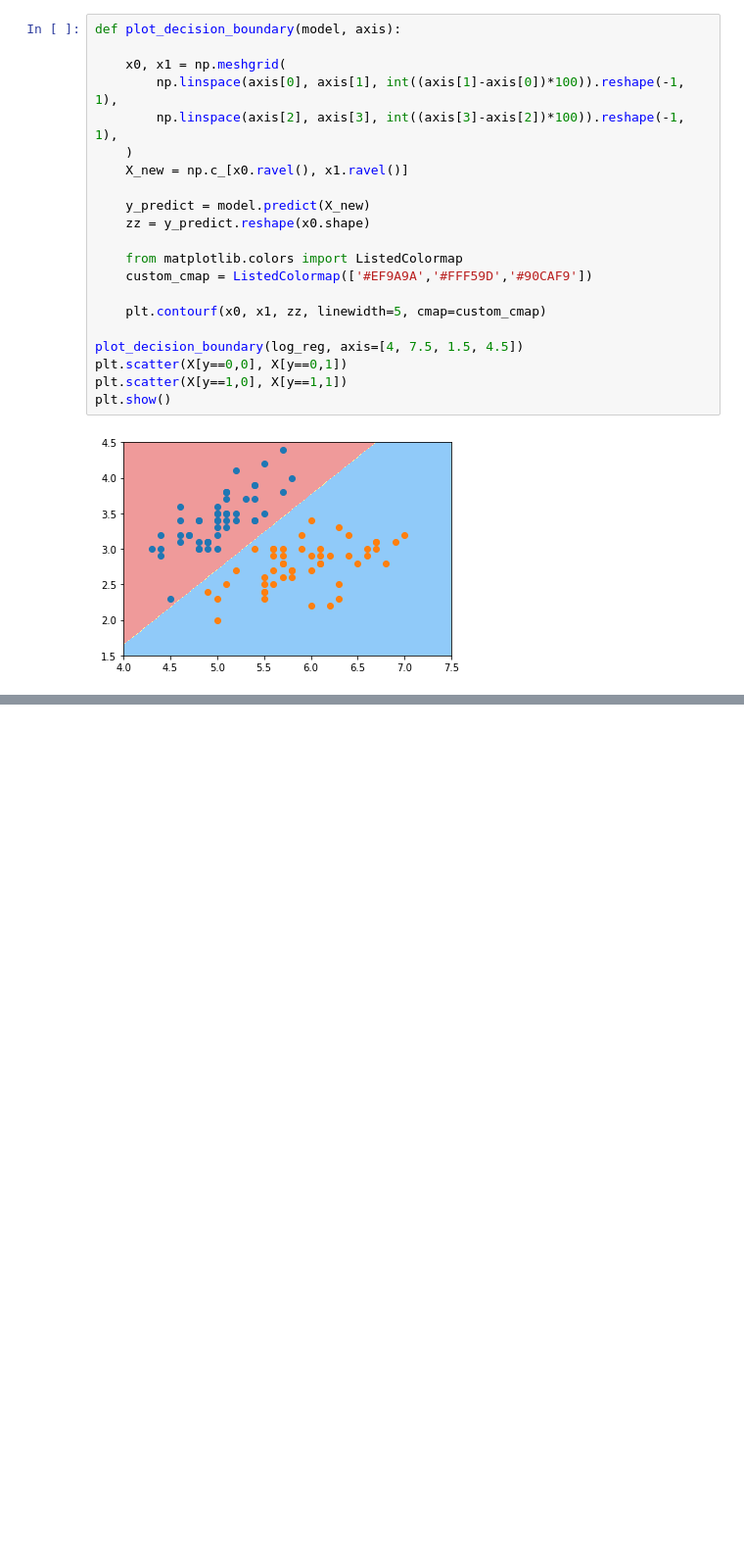
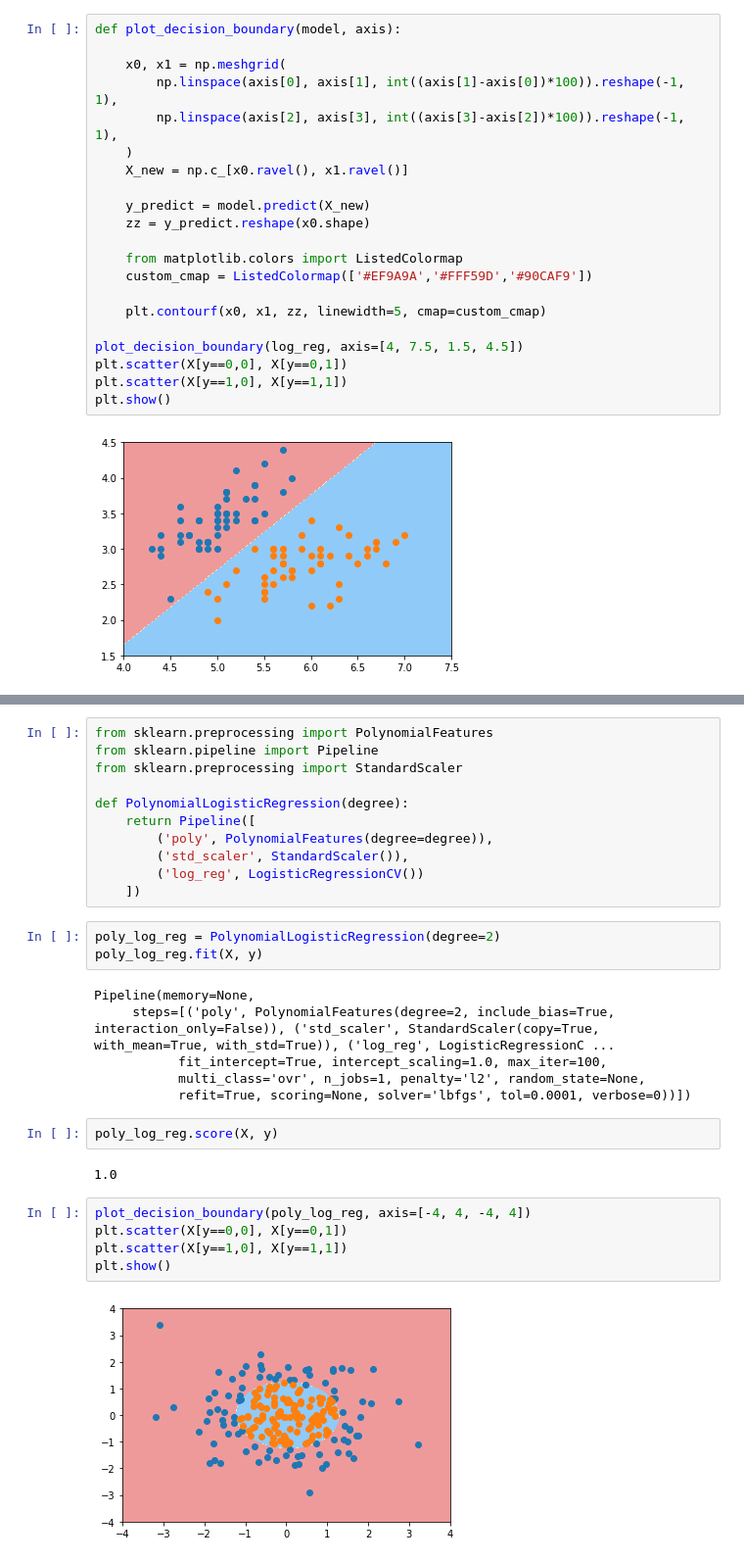
Before and after one commit to lybenson/ML, a Jupyter notebook: logistic/logistic-boundary.ipynb, the cells around one changed output, grey strips where cells are left out. Shown at 98% size. Drawn from its saved outputs; the diff is of its cells as text; blank space fills up the shorter version.

```diff
--- a/logistic/logistic-boundary.ipynb
+++ b/logistic/logistic-boundary.ipynb
@@ -60,0 +93,31 @@ plt.show()
+# %%
+from sklearn.preprocessing import PolynomialFeatures
+from sklearn.pipeline import Pipeline
+from sklearn.preprocessing import StandardScaler
+
+def PolynomialLogisticRegression(degree):
+    return Pipeline([
+        ('poly', PolynomialFeatures(degree=degree)),
+        ('std_scaler', StandardScaler()),
+        ('log_reg', LogisticRegressionCV())
+    ])
+# %%
+poly_log_reg = PolynomialLogisticRegression(degree=2)
+poly_log_reg.fit(X, y)
+# %% [output]
+Pipeline(memory=None,
+     steps=[('poly', PolynomialFeatures(degree=2, include_bias=True, interaction_only=False)), ('std_scaler', StandardScaler(copy=True, with_mean=True, with_std=True)), ('log_reg', LogisticRegressionC ...
+           fit_intercept=True, intercept_scaling=1.0, max_iter=100,
+           multi_class='ovr', n_jobs=1, penalty='l2', random_state=None,
+           refit=True, scoring=None, solver='lbfgs', tol=0.0001, verbose=0))])
+# %%
+poly_log_reg.score(X, y)
+# %% [output]
+1.0
+# %%
+plot_decision_boundary(poly_log_reg, axis=[-4, 4, -4, 4])
+plt.scatter(X[y==0,0], X[y==0,1])
+plt.scatter(X[y==1,0], X[y==1,1])
+plt.show()
+# %% [output]
+[figure, added]
```
Also changed, not shown: parts of 6 cells of this notebook, 3 other files.
